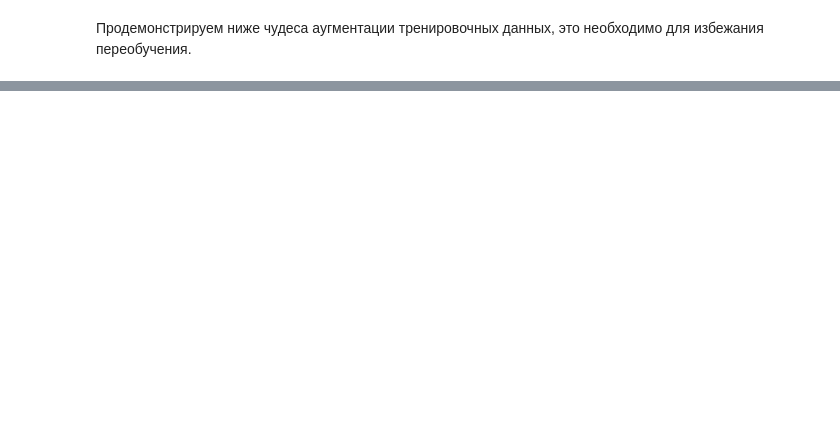
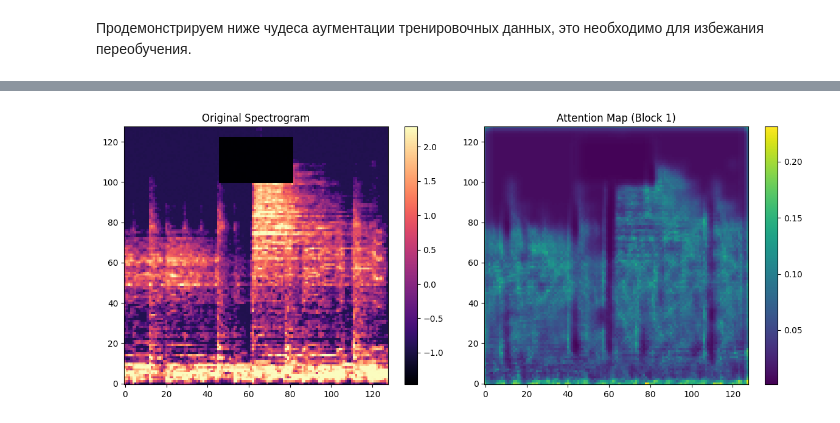
Before and after one commit to xanderkov/Music-Predictor, a Jupyter notebook: notebooks/Bagantsova/music_tagging/pipeline.ipynb, the cells around one changed output, grey strips where cells are left out. Cells and saved outputs as stored; diff of their text form; code cells hidden in the pictures; blank space fills up the shorter version.

```diff
--- a/notebooks/Bagantsova/music_tagging/pipeline.ipynb
+++ b/notebooks/Bagantsova/music_tagging/pipeline.ipynb
@@ -209,0 +166,29 @@ Accuracy: 0.1503
+# %%
+import itertools
+
+params_grid = {
+    "use_attention": [True, False],
+    "loss_fn": ["focal", "bce"],
+}
+model_dir = "model_cache_2"
+results = []
+num_classes = len(mlb)
+
+for combo in itertools.product(*params_grid.values()):
+    config = dict(zip(params_grid.keys(), combo))
+    print(f"Running: {config}")
+    metrics = run_experiment(
+        num_classes=num_classes,
+        train_loader=train_loader,
+        val_loader=val_loader,
+        test_loader=test_loader,
+        y_train=y_train,
+        mlb=mlb,
+        num_epochs=20,
+        use_attention=config["use_attention"],
+        loss_fn=config["loss_fn"],
+        use_scheduler=True,
+        device="mps",
+        save_path=f"{model_dir}/attn{config["use_attention"]}_loss{config["loss_fn"]}.pth",
+    )
+    results.append({**config, **metrics})
@@ -209,0 +255,9 @@ Accuracy: 0.1503
+# %%
+model = SpectrogramAttentionCNN(num_classes=num_classes, use_attention=True)
+model.load_state_dict(torch.load("model_cache/attnTrue_lossbce.pth", map_location=torch.device("mps")))
+model.to("mps")
+
+sample = next(iter(test_loader))[0][0].unsqueeze(0)
+visualize_attention(model, sample, device='mps')
+# %% [output]
+[figure, added]
```
Also changed, not shown: parts of 30 cells of this notebook, 5 other files.
